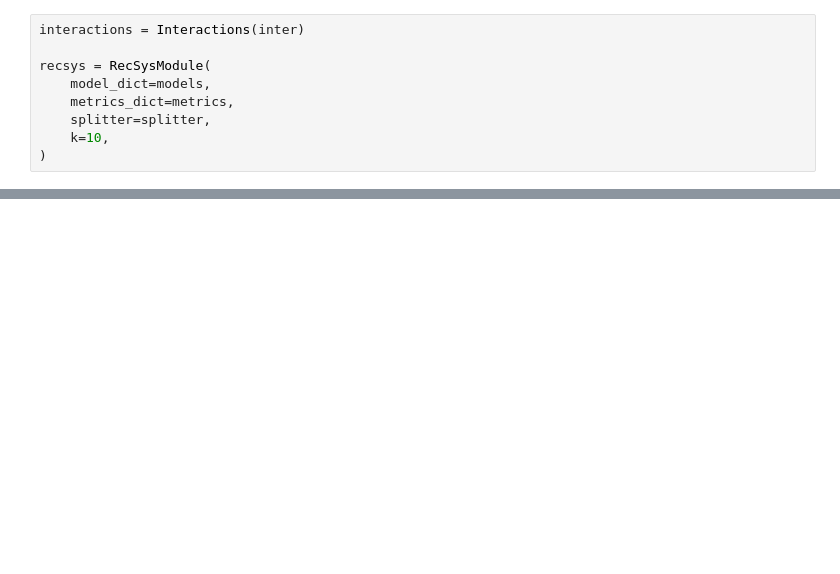
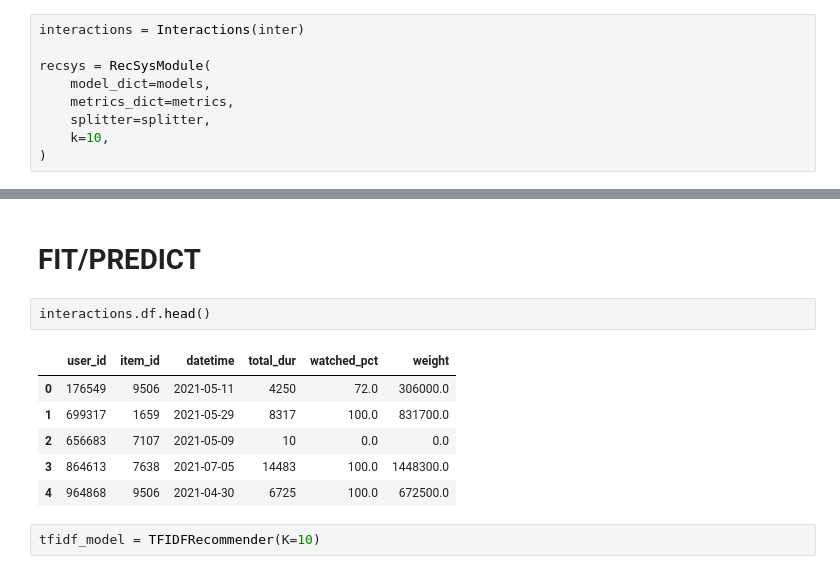
Before and after one commit to torchme/RecoServiceTemplate, a Jupyter notebook: notebooks/recsys.ipynb, the cells around one changed output, grey strips where cells are left out. Cells and saved outputs as stored; diff of their text form; blank space fills up the shorter version.

```diff
--- a/notebooks/recsys.ipynb
+++ b/notebooks/recsys.ipynb
@@ -450,0 +293,13 @@ User 955527 recommendations:
+# %% [markdown]
+# FIT/PREDICT
+# %%
+interactions.df.head()
+# %% [output]
+|  | user_id | item_id | datetime | total_dur | watched_pct | weight |
+| 0 | 176549 | 9506 | 2021-05-11 | 4250 | 72.0 | 306000.0 |
+| 1 | 699317 | 1659 | 2021-05-29 | 8317 | 100.0 | 831700.0 |
+| 2 | 656683 | 7107 | 2021-05-09 | 10 | 0.0 | 0.0 |
+| 3 | 864613 | 7638 | 2021-07-05 | 14483 | 100.0 | 1448300.0 |
+| 4 | 964868 | 9506 | 2021-04-30 | 6725 | 100.0 | 672500.0 |
+# %%
+tfidf_model = TFIDFRecommender(K=10)
```
Also changed, not shown: parts of 12 cells of this notebook, 3 other files.
